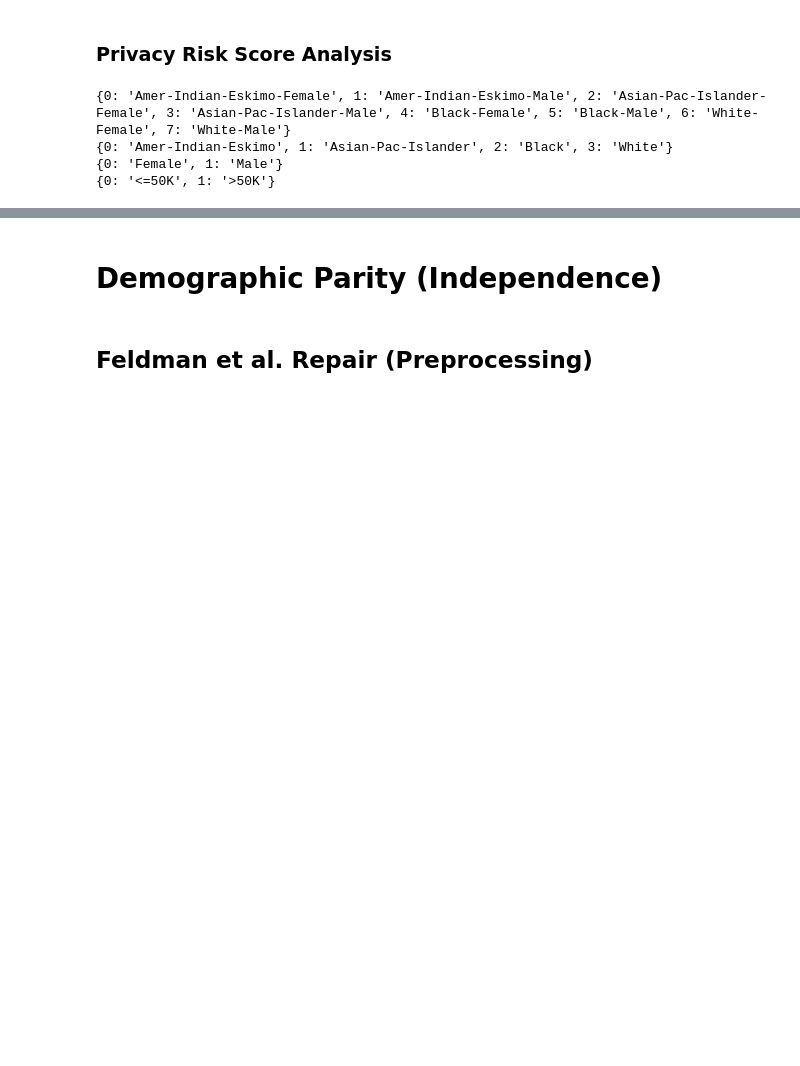
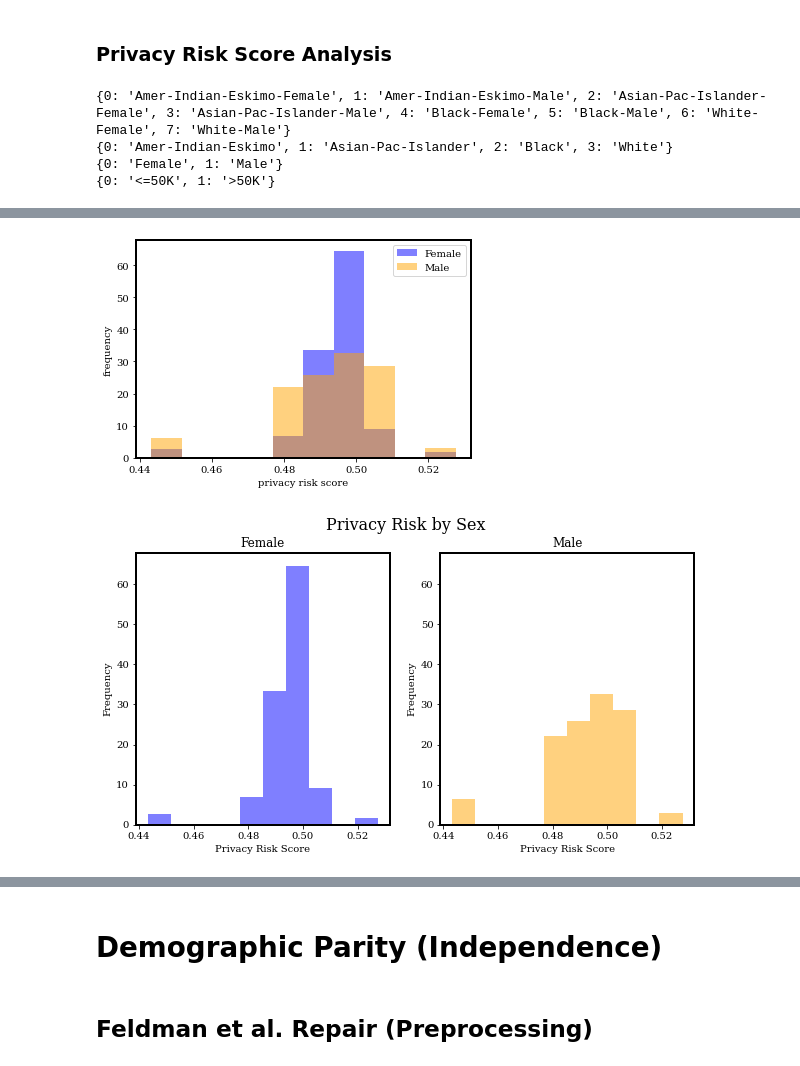
Before and after one commit to alaude1/fairness-mia, a Jupyter notebook: Experiments.ipynb, the cells around one changed output, grey strips where cells are left out. Cells and saved outputs as stored; diff of their text form; code cells hidden in the pictures; blank space fills up the shorter version.

```diff
--- a/Experiments.ipynb
+++ b/Experiments.ipynb
@@ -282,0 +296,8 @@ risk_hist(map_race_sex, 'race-sex', ad_df_train, risk_scores)
+# %%
+colors = ['blue', 'orange']
+title = 'Privacy Risk by Sex'
+risk_hist(map_sex, 'sex', ad_df_train, risk_scores, colors)
+risk_hist_subplots(map_sex, 'sex', ad_df_train, risk_scores, 1, 2, (10, 5), colors, title)
+# %% [output]
+[figure, added]
+[figure, added]
```
Also changed, not shown: parts of 69 cells of this notebook.
